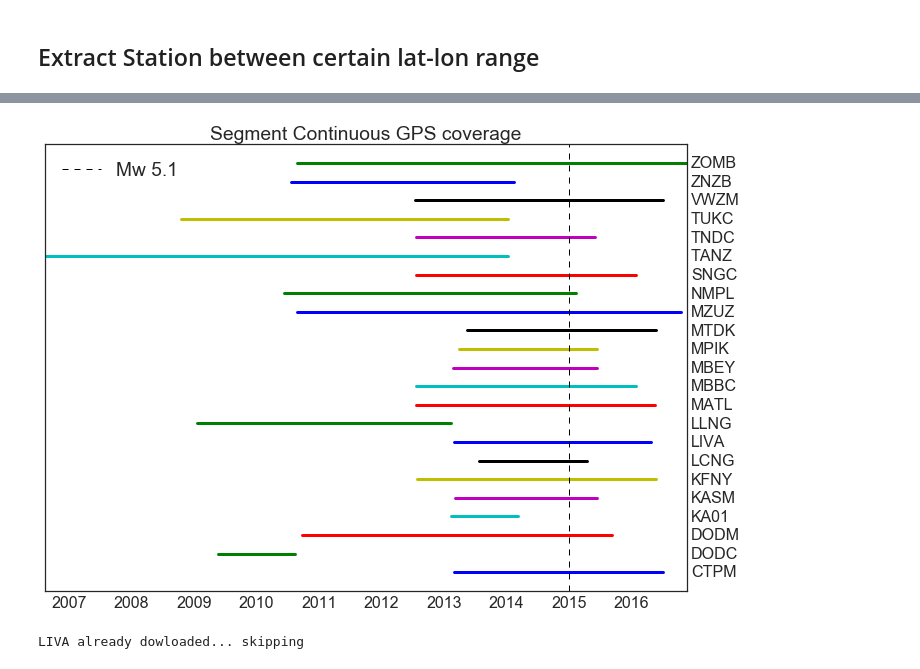
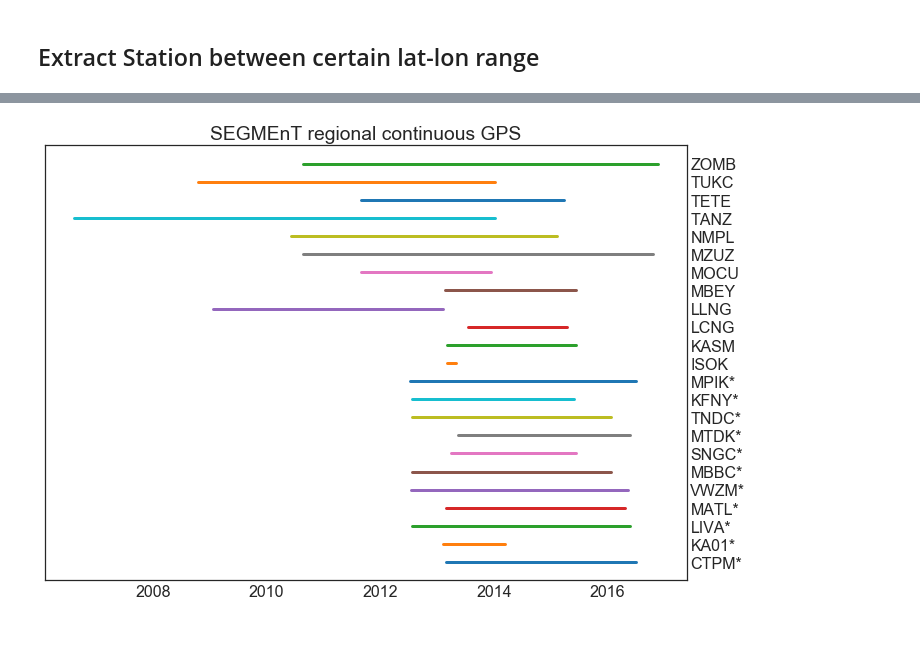
Before and after one commit to scottyhq/malawi, a Jupyter notebook: Segment_GPS_Analysis.ipynb, the cells around one changed output, grey strips where cells are left out. Cells and saved outputs as stored; diff of their text form; code cells hidden in the pictures; blank space fills up the shorter version.

```diff
--- a/Segment_GPS_Analysis.ipynb
+++ b/Segment_GPS_Analysis.ipynb
@@ -26,0 +34,9 @@ import warnings; warnings.simplefilter('ignore')
+# %%
+# Read list of SEGMENT & Nearby stations
+df = pd.read_csv('segment_gps.txt',header=None, names=['site'])
+seg_sites = list(df.site)
+#NOTE: 'KARO' identifier already used in Australia
+
+# Read list of SEGMENT stations
+df = pd.read_csv('other_gps.txt',header=None, names=['site'])
+other_sites = list(df.site)
@@ -27,3 +53,11 @@ import warnings; warnings.simplefilter('ignore')
+# %%
+dfSeg = dfS[dfS.site.isin(seg_sites)]
+dfSeg
+gfSeg = gps.io.toGeoDataFrame(dfSeg)
+
+dfOther = dfS[dfS.site.isin(other_sites)]
+dfOther
+gfOther = gps.io.toGeoDataFrame(dfOther)
 # %%
 ### 31 Dec. 2014 Mw 5.1
 pSegment = np.array([33.8451, -9.86088])
@@ -285,16 +193,22 @@ df
 # %%
-# Timeline of continuous GPS measurements
-eq = pd.to_datetime('2014-12-31')
+# Timeline of continuous GPS measurements on map
+#eq = pd.to_datetime('2014-12-31')
+df = pd.concat([dfSeg, dfOther], ignore_index=True)
 
-dfStations = df.copy()
 fig,ax = plt.subplots(1,1,figsize=(11.5,8))
+
 for i,row in df.iterrows():
-    plt.plot([row.start_y, row.end_y], [i,i], lw=3)
+    plt.plot([row.start, row.end], [i,i], lw=3)
 plt.ylim(-1, len(df))
-plt.title('Segment Continuous GPS coverage')
-plt.axvline(eq, linestyle='dashed', color='k', label='Mw 5.1')
+plt.title('SEGMEnT regional continuous GPS')
+#plt.axvline(eq, linestyle='dashed', color='k', label='Mw 5.1')
 plt.legend(loc='upper left')
+# Add asterix to label of new SEGMEnT station
+df.loc[df.site.isin(seg_sites), 'site'] = [x + '*' for x in seg_sites]
+
 plt.yticks(df.index.values, df.site.values)
 plt.tick_params(labelleft=False, labelright=True, bottom=True, top=True, right=True, left=True)
+
+plt.savefig('segment_gps_timeline.pdf', bbox_inches='tight')
 # %% [output]
-[figure, old version]
+[figure, new version]
@@ -311,9 +214,0 @@ gf.to_file('segment_gps.shp')
-# %%
-# Plot LIVA timeseries
-site = 'LIVA'
-filename = gps.download_data(site)
-df = gps.load_tenv3(filename)
-#dfCh, dfEq = gps.load_steps(os.environ['UNGL_DATA'], station=site) #equipment changes or earthquakes
-dfM = gps.load_midas(station=site)
-# %% [output]
-LIVA already dowloaded... skipping
```
Also changed, not shown: parts of 49 cells of this notebook, 12 other files.
